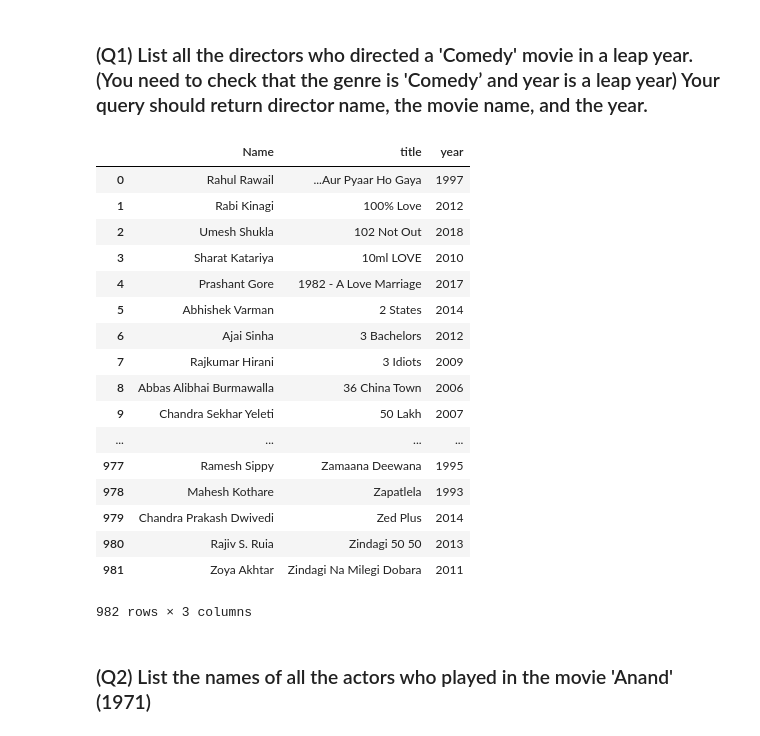
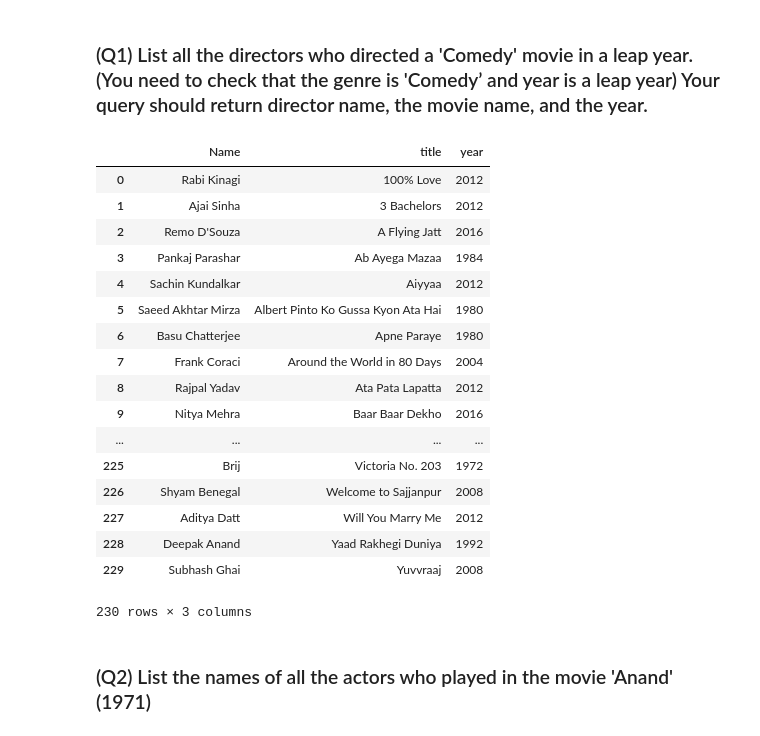
Before and after one commit to be-shekhar/learning-ml, a Jupyter notebook: 22.SQL_imdb/22_sql_imdb.ipynb, the cells around one changed output. Drawn from its saved outputs; the diff is of its cells as text; code cells hidden in the pictures.

```diff
--- a/22.SQL_imdb/22_sql_imdb.ipynb
+++ b/22.SQL_imdb/22_sql_imdb.ipynb
@@ -46,30 +25,30 @@ result
 ### (Q1) List all the directors who directed a 'Comedy' movie in a leap year. (You need to check that the genre is 'Comedy’ and year is a leap year) Your query should return director name, the movie name, and the year.
 # %%
 query = """
-    SELECT DISTINCT p.name, m.title, m.year FROM person p, movie m JOIN
-    (SELECT md.pid AS pid, mg.mid AS mid FROM m_director md JOIN m_genre mg ON mg.mid=md.mid
-    WHERE mg.gid IN
-    (SELECT g.gid FROM genre g WHERE g.name LIKE "%Comedy%")) AS temp ON temp.pid=p.pid AND temp.mid=m.mid group by m.title
-    ;
+    select distinct p.name, m.title, m.year from person p, movie m join
+    (select md.pid as pid, mg.mid as mid from m_director md join m_genre mg on mg.mid=md.mid
+    where mg.gid IN
+    (select g.gid from genre g where g.name like "%Comedy%")) as temp on temp.pid=p.pid and temp.mid=m.mid group by m.title
+    having m.year%4==0 and m.year%100!=0 or m.year%400==0
 """
 result = pd.read_sql_query(query, conn)
 result
 # %% [output]
 |  | Name | title | year |
-| 0 | Rahul Rawail | ...Aur Pyaar Ho Gaya | 1997 |
-| 1 | Rabi Kinagi | 100% Love | 2012 |
-| 2 | Umesh Shukla | 102 Not Out | 2018 |
-| 3 | Sharat Katariya | 10ml LOVE | 2010 |
-| 4 | Prashant Gore | 1982 - A Love Marriage | 2017 |
-| 5 | Abhishek Varman | 2 States | 2014 |
-| 6 | Ajai Sinha | 3 Bachelors | 2012 |
-| 7 | Rajkumar Hirani | 3 Idiots | 2009 |
-| 8 | Abbas Alibhai Burmawalla | 36 China Town | 2006 |
-| 9 | Chandra Sekhar Yeleti | 50 Lakh | 2007 |
+| 0 | Rabi Kinagi | 100% Love | 2012 |
+| 1 | Ajai Sinha | 3 Bachelors | 2012 |
+| 2 | Remo D'Souza | A Flying Jatt | 2016 |
+| 3 | Pankaj Parashar | Ab Ayega Mazaa | 1984 |
+| 4 | Sachin Kundalkar | Aiyyaa | 2012 |
+| 5 | Saeed Akhtar Mirza | Albert Pinto Ko Gussa Kyon Ata Hai | 1980 |
+| 6 | Basu Chatterjee | Apne Paraye | 1980 |
+| 7 | Frank Coraci | Around the World in 80 Days | 2004 |
+| 8 | Rajpal Yadav | Ata Pata Lapatta | 2012 |
+| 9 | Nitya Mehra | Baar Baar Dekho | 2016 |
 | ... | ... | ... | ... |
-| 977 | Ramesh Sippy | Zamaana Deewana | 1995 |
-| 978 | Mahesh Kothare | Zapatlela | 1993 |
-| 979 | Chandra Prakash Dwivedi | Zed Plus | 2014 |
-| 980 | Rajiv S. Ruia | Zindagi 50 50 | 2013 |
-| 981 | Zoya Akhtar | Zindagi Na Milegi Dobara | 2011 |
+| 225 | Brij | Victoria No. 203 | 1972 |
+| 226 | Shyam Benegal | Welcome to Sajjanpur | 2008 |
+| 227 | Aditya Datt | Will You Marry Me | 2012 |
+| 228 | Deepak Anand | Yaad Rakhegi Duniya | 1992 |
+| 229 | Subhash Ghai | Yuvvraaj | 2008 |
-982 rows × 3 columns
+230 rows × 3 columns
```
Also changed, not shown: parts of 24 cells of this notebook, 1 other file.
